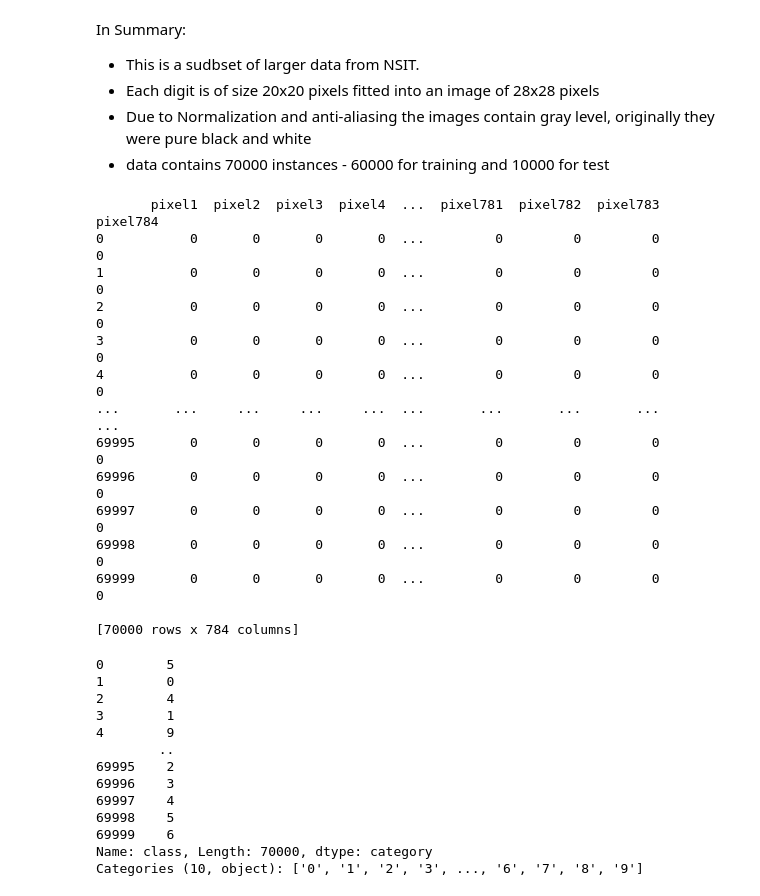
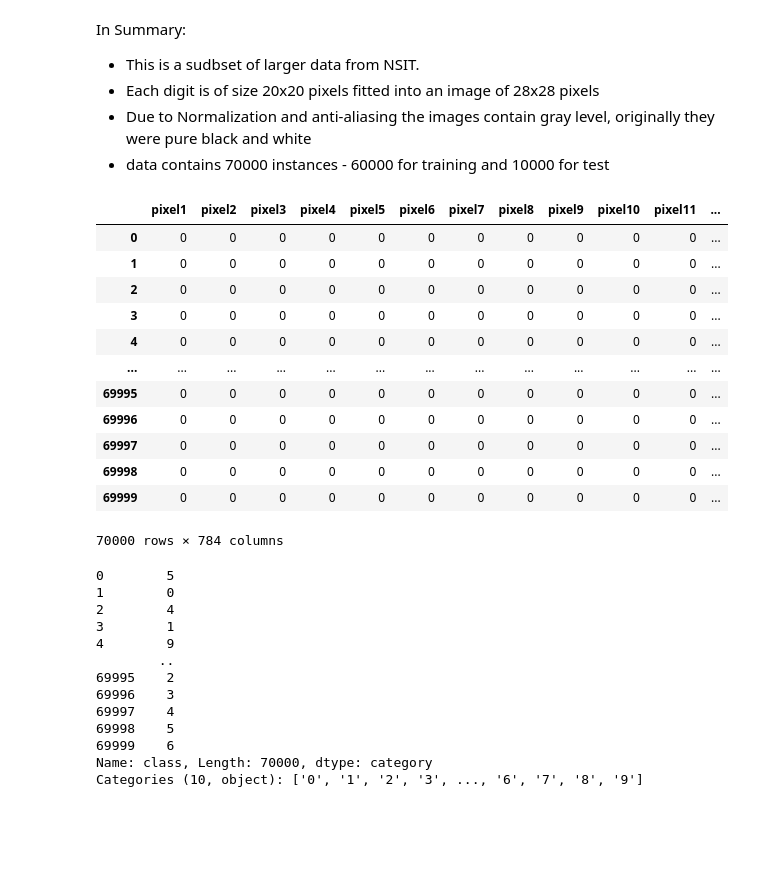
Before and after one commit to ArunNegi112/Machine_Learning, a Jupyter notebook: 3_Classification/1_classification.ipynb, the cells around one changed output. Saved outputs shown, nothing was run; the diff lists cells and outputs as text; code cells hidden in the pictures; blank space fills up the shorter version.

```diff
--- a/3_Classification/1_classification.ipynb
+++ b/3_Classification/1_classification.ipynb
@@ -75,22 +75,21 @@ In Summary:
 - Due to Normalization and anti-aliasing the images contain gray level, originally they were pure black and white
 - data contains 70000 instances - 60000 for training and 10000 for test
 # %%
-print(mnist['data'])   # That implements, data have 70000 images, and 28x28=784 pixels i.e Features
+mnist['data']   # That implements, data have 70000 images, and 28x28=784 pixels i.e Features
 
 #each feature simply represents one pixel’s intensity, from 0(white) to 255 (black)
 # %% [output]
+|  | pixel1 | pixel2 | pixel3 | pixel4 | pixel5 | pixel6 | pixel7 | pixel8 | pixel9 | pixel10 | pixel11 | ... |
+| 0 | 0 | 0 | 0 | 0 | 0 | 0 | 0 | 0 | 0 | 0 | 0 | ... |
+| 1 | 0 | 0 | 0 | 0 | 0 | 0 | 0 | 0 | 0 | 0 | 0 | ... |
+| 2 | 0 | 0 | 0 | 0 | 0 | 0 | 0 | 0 | 0 | 0 | 0 | ... |
+| 3 | 0 | 0 | 0 | 0 | 0 | 0 | 0 | 0 | 0 | 0 | 0 | ... |
+| 4 | 0 | 0 | 0 | 0 | 0 | 0 | 0 | 0 | 0 | 0 | 0 | ... |
+| ... | ... | ... | ... | ... | ... | ... | ... | ... | ... | ... | ... | ... |
+| 69995 | 0 | 0 | 0 | 0 | 0 | 0 | 0 | 0 | 0 | 0 | 0 | ... |
+| 69996 | 0 | 0 | 0 | 0 | 0 | 0 | 0 | 0 | 0 | 0 | 0 | ... |
+| 69997 | 0 | 0 | 0 | 0 | 0 | 0 | 0 | 0 | 0 | 0 | 0 | ... |
+| 69998 | 0 | 0 | 0 | 0 | 0 | 0 | 0 | 0 | 0 | 0 | 0 | ... |
+| 69999 | 0 | 0 | 0 | 0 | 0 | 0 | 0 | 0 | 0 | 0 | 0 | ... |
-       pixel1  pixel2  pixel3  pixel4  ...  pixel781  pixel782  pixel783  pixel784
-0           0       0       0       0  ...         0         0         0         0
-1           0       0       0       0  ...         0         0         0         0
-2           0       0       0       0  ...         0         0         0         0
-3           0       0       0       0  ...         0         0         0         0
-4           0       0       0       0  ...         0         0         0         0
-...       ...     ...     ...     ...  ...       ...       ...       ...       ...
-69995       0       0       0       0  ...         0         0         0         0
-69996       0       0       0       0  ...         0         0         0         0
-69997       0       0       0       0  ...         0         0         0         0
-69998       0       0       0       0  ...         0         0         0         0
-69999       0       0       0       0  ...         0         0         0         0
-
-[70000 rows x 784 columns]
+70000 rows × 784 columns
 # %%
```
Also changed, not shown: parts of 14 cells of this notebook.
